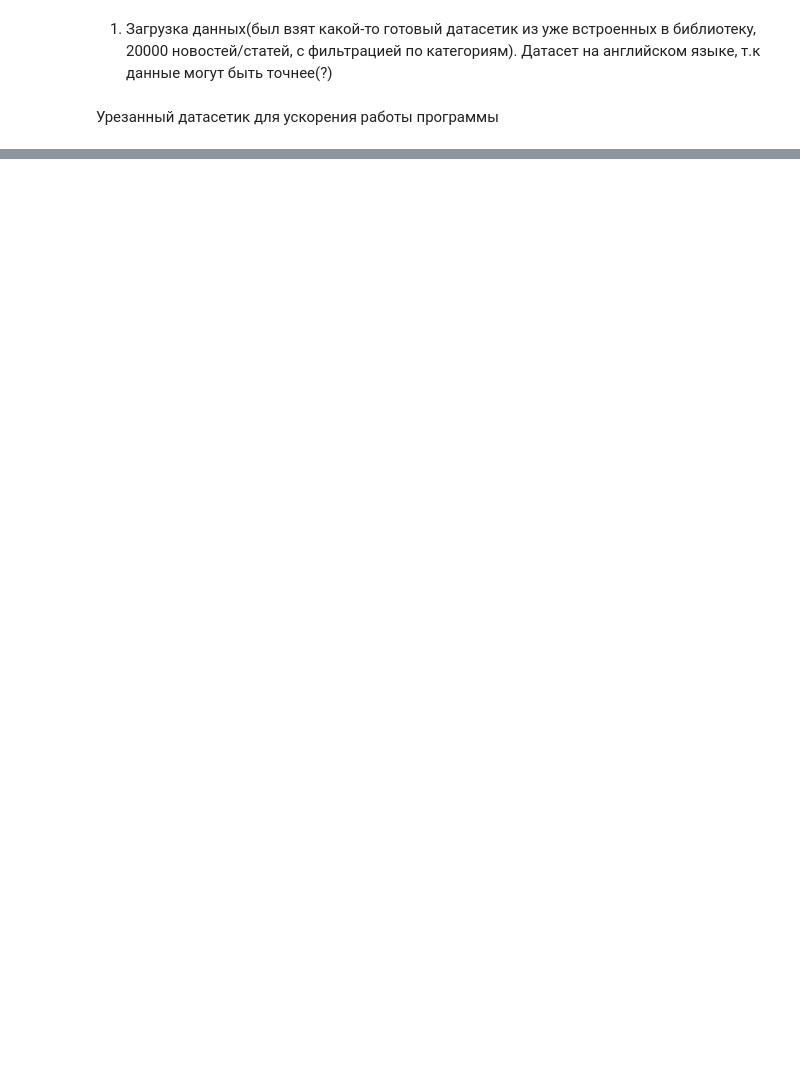
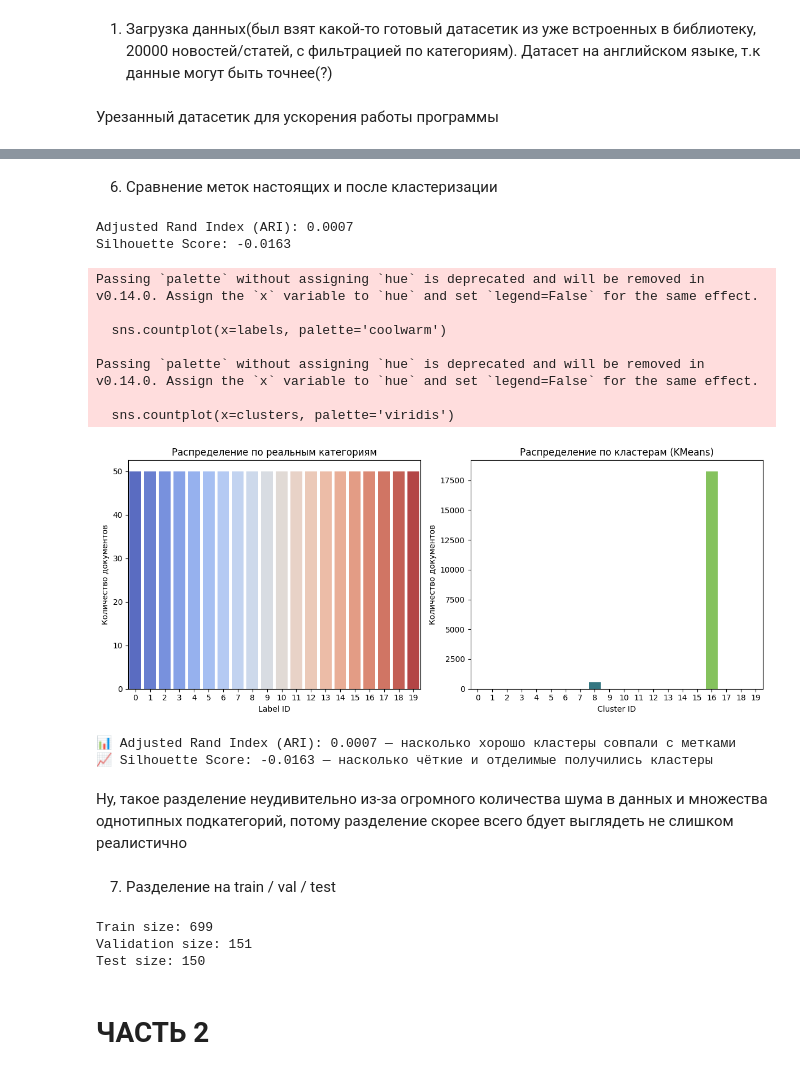
Before and after one commit to Rin-niee/MPSI, a Jupyter notebook: lab6.ipynb, the cells around one changed output, grey strips where cells are left out. Saved outputs shown, nothing was run; the diff lists cells and outputs as text; code cells hidden in the pictures; blank space fills up the shorter version.

```diff
--- a/lab6.ipynb
+++ b/lab6.ipynb
@@ -84,0 +152,68 @@ labels = labels_subset
+# %% [markdown]
+6. Сравнение меток настоящих и после кластеризации
+# %%
+ari = adjusted_rand_score(labels1, clusters)
+sil_score = silhouette_score(X1, clusters)
+
+print(f"Adjusted Rand Index (ARI): {ari:.4f}")
+print(f"Silhouette Score: {sil_score:.4f}")
+# %% [output]
+Adjusted Rand Index (ARI): 0.0007
+Silhouette Score: -0.0163
+# %%
+# Визуализация распределения по реальным категориям
+plt.figure(figsize=(12, 5))
+plt.subplot(1, 2, 1)
+sns.countplot(x=labels, palette='coolwarm')
+plt.title("Распределение по реальным категориям")
+plt.xlabel("Label ID")
+plt.ylabel("Количество документов")
+
+# Визуализация распределения по кластерам
+plt.subplot(1, 2, 2)
+sns.countplot(x=clusters, palette='viridis')
+plt.title("Распределение по кластерам (KMeans)")
+plt.xlabel("Cluster ID")
+plt.ylabel("Количество документов")
+
+plt.tight_layout()
+plt.show()
+
+# 2. Метрики качества кластеризации
+ari = adjusted_rand_score(labels1, clusters)
+sil_score = silhouette_score(X1, clusters)
+
+print(f"📊 Adjusted Rand Index (ARI): {ari:.4f} — насколько хорошо кластеры совпали с метками")
+print(f"📈 Silhouette Score: {sil_score:.4f} — насколько чёткие и отделимые получились кластеры")
+# %% [output]
+Passing `palette` without assigning `hue` is deprecated and will be removed in v0.14.0. Assign the `x` variable to `hue` and set `legend=False` for the same effect.
+
+  sns.countplot(x=labels, palette='coolwarm')
+
+Passing `palette` without assigning `hue` is deprecated and will be removed in v0.14.0. Assign the `x` variable to `hue` and set `legend=False` for the same effect.
+
+  sns.countplot(x=clusters, palette='viridis')
+[figure, added]
+📊 Adjusted Rand Index (ARI): 0.0007 — насколько хорошо кластеры совпали с метками
+📈 Silhouette Score: -0.0163 — насколько чёткие и отделимые получились кластеры
+# %% [markdown]
+Ну, такое разделение неудивительно из-за огромного количества шума в данных и множества однотипных подкатегорий, потому разделение скорее всего бдует выглядеть не слишком реалистично
+# %% [markdown]
+7. Разделение на train / val / test
+# %%
+#train+val / test
+X_trainval, X_test, y_trainval, y_test = train_test_split(X, labels, test_size=0.15, stratify=labels, random_state=42)
+
+#train / val
+X_train, X_val, y_train, y_val = train_test_split(X_trainval, y_trainval, test_size=0.1765, stratify=y_trainval, random_state=42)
+# 0.1765 * 0.85 ≈ 0.15, чтобы val тоже была 15%
+
+print(f"Train size: {X_train.shape[0]}")
+print(f"Validation size: {X_val.shape[0]}")
+print(f"Test size: {X_test.shape[0]}")
+# %% [output]
+Train size: 699
+Validation size: 151
+Test size: 150
+# %% [markdown]
+# ЧАСТЬ 2
```
Also changed, not shown: parts of 20 cells of this notebook.
